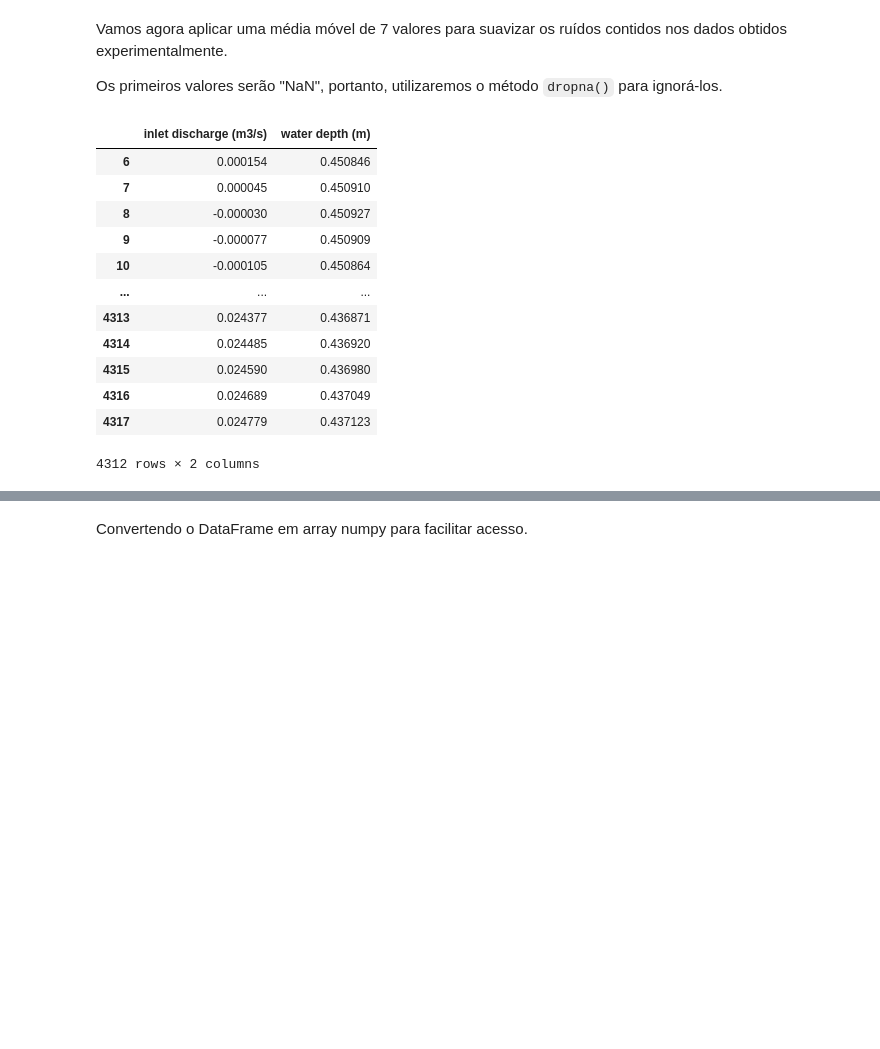
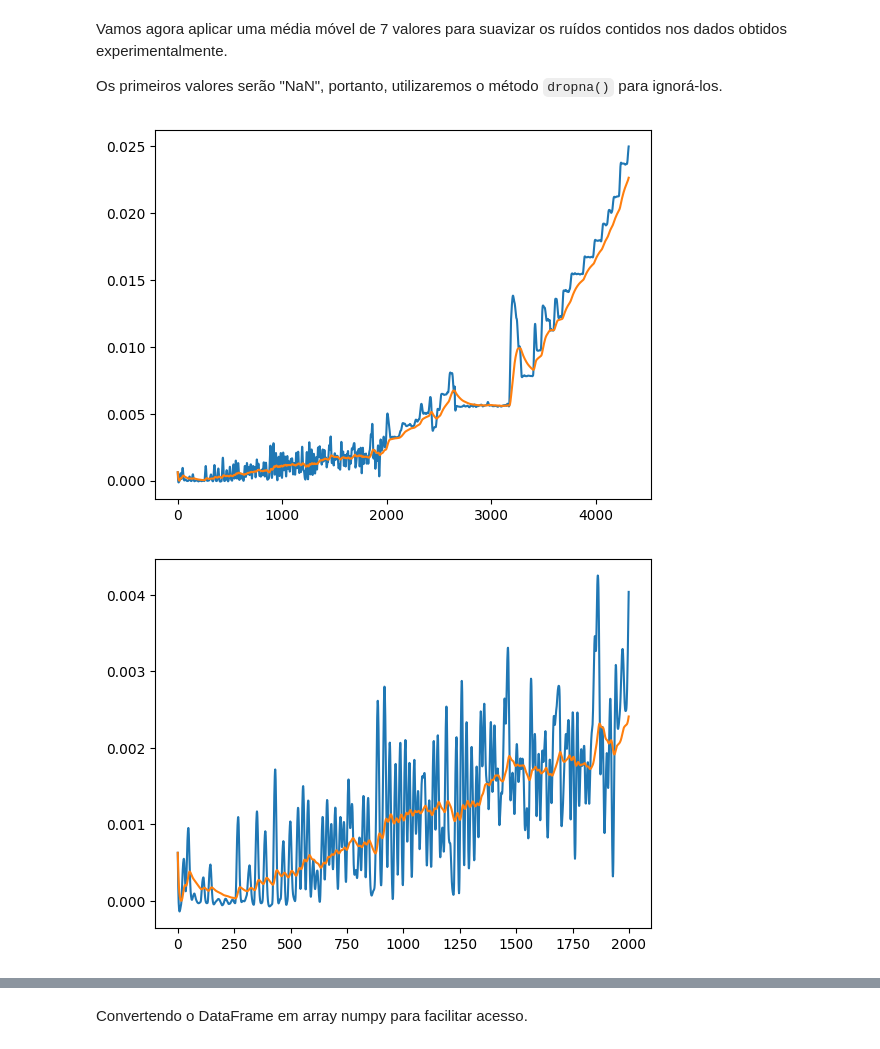
Before and after one commit to GuiCT/data-driven-studies, a Jupyter notebook: breach/t1/discharge_to_water_depth.ipynb, the cells around one changed output, grey strips where cells are left out. Drawn from its saved outputs; the diff is of its cells as text; code cells hidden in the pictures; blank space fills up the shorter version.

```diff
--- a/breach/t1/discharge_to_water_depth.ipynb
+++ b/breach/t1/discharge_to_water_depth.ipynb
@@ -130,20 +130,25 @@ display(unified_df)
 Vamos agora aplicar uma média móvel de 7 valores para suavizar os ruídos contidos nos dados obtidos experimentalmente.
 
 Os primeiros valores serão "NaN", portanto, utilizaremos o método `dropna()` para ignorá-los.
-# %%
-unified_df = unified_df.rolling(7).mean().dropna()
-display(unified_df)
-# %% [output]
-|  | inlet discharge (m3/s) | water depth (m) |
-| 6 | 0.000154 | 0.450846 |
-| 7 | 0.000045 | 0.450910 |
-| 8 | -0.000030 | 0.450927 |
-| 9 | -0.000077 | 0.450909 |
-| 10 | -0.000105 | 0.450864 |
-| ... | ... | ... |
-| 4313 | 0.024377 | 0.436871 |
-| 4314 | 0.024485 | 0.436920 |
-| 4315 | 0.024590 | 0.436980 |
-| 4316 | 0.024689 | 0.437049 |
-| 4317 | 0.024779 | 0.437123 |
-4312 rows × 2 columns
+# %%
+import matplotlib.pyplot as plt
+
+smoothed_df = unified_df.ewm(alpha=0.0125).mean()
+plt.plot(unified_df['inlet discharge (m3/s)'])
+plt.plot(smoothed_df['inlet discharge (m3/s)'])
+plt.show()
+
+plt.plot(unified_df['inlet discharge (m3/s)'].values[:2000])
+plt.plot(smoothed_df['inlet discharge (m3/s)'].values[:2000])
+plt.show()
+
+plt.plot(unified_df['water depth (m)'])
+plt.plot(smoothed_df['water depth (m)'])
+plt.show()
+
+plt.plot(unified_df['water depth (m)'].values[:2000])
+plt.plot(smoothed_df['water depth (m)'].values[:2000])
+plt.show()
+# %% [output]
+[figure, added]
+[figure, added]
```
Also changed, not shown: parts of 1 cell of this notebook, 6 other files.
